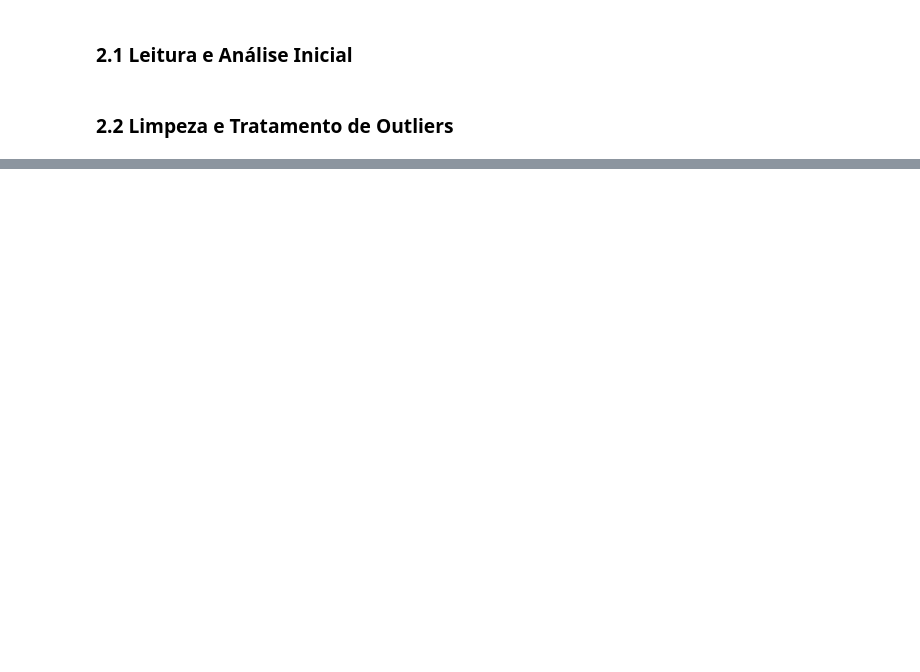
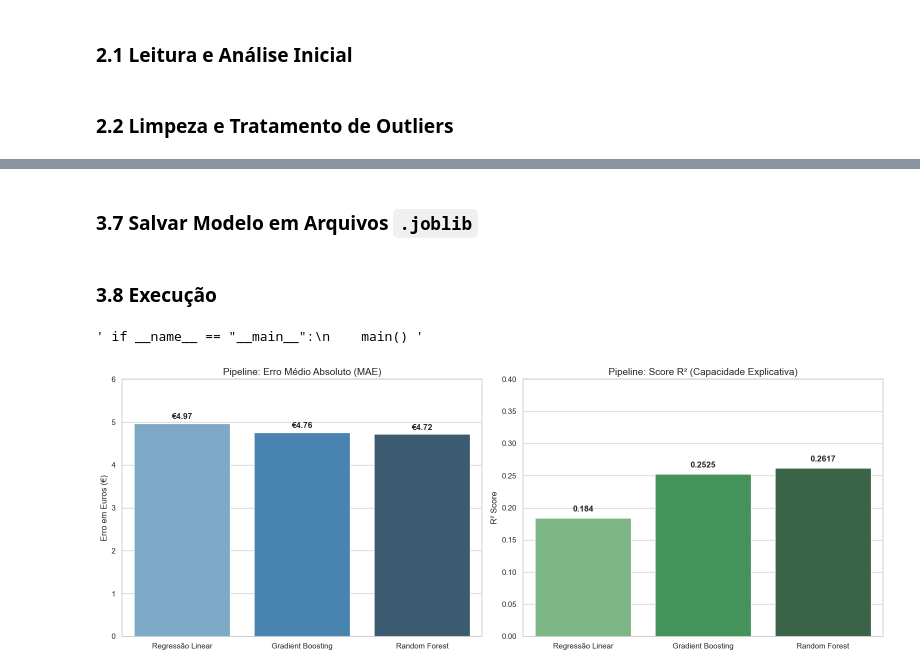
Before and after one commit to MarianoPieroni/Machine-Learning-, a Jupyter notebook: Notebook.ipynb, the cells around one changed output, grey strips where cells are left out. Drawn from its saved outputs; the diff is of its cells as text; code cells hidden in the pictures; blank space fills up the shorter version.

```diff
--- a/Notebook.ipynb
+++ b/Notebook.ipynb
@@ -125,0 +639,2 @@ def Clear_Data(df_clean):
+# %% [markdown]
+### 3.7 Salvar Modelo em Arquivos `.joblib`
@@ -125,0 +663,59 @@ def Clear_Data(df_clean):
+# %% [markdown]
+### 3.8 Execução
+# %%
+def main():
+
+    df = Read_Data()
+    Analyze_Data(df)
+    df_clean = Clear_Data(df)
+    X_train, X_test, y_train, y_test = Split_Data(df_clean)
+    modelo_final = Treinar_pipeline(X_train, X_test, y_train, y_test)
+    Salvar_variaveis(modelo_final)
+
+ #   Treinar_pipeline(X_train, X_test, y_train, y_test)
+""" if __name__ == "__main__":
+    main() """
+# %% [output]
+' if __name__ == "__main__":\n    main() '
+# %%
+def Visualizar_Comparacao_Pipeline():
+    """
+    Gera gráficos comparativos baseados nos resultados obtidos na Fase 2 (Pipeline).
+    Dados extraídos da execução do EDA_pipe.py.
+    """
+
+    # Dados exatos da sua imagem (EDA_pipe results)
+    modelos = ['Regressão Linear', 'Gradient Boosting', 'Random Forest']
+    mae_values = [4.97, 4.76, 4.72]       # Erro Médio (Menor é melhor)
+    r2_values = [0.1840, 0.2525, 0.2617]  # Score R2 (Maior é melhor)
+
+    # Configuração da figura (2 gráficos lado a lado)
+    fig, axes = plt.subplots(1, 2, figsize=(16, 6))
+
+    # Gráfico 1: MAE (Erro Médio)
+    sns.barplot(x=modelos, y=mae_values, ax=axes[0], palette="Blues_d", hue=modelos, legend=False)
+    axes[0].set_title('Pipeline: Erro Médio Absoluto (MAE)', fontsize=14)
+    axes[0].set_ylabel('Erro em Euros (€)')
+    axes[0].set_ylim(0, 6)
+
+    # Adicionar valores nas barras
+    for i, v in enumerate(mae_values):
+        axes[0].text(i, v + 0.1, f"€{v}", ha='center', fontsize=12, fontweight='bold')
+
+    # Gráfico 2: R2 Score
+    sns.barplot(x=modelos, y=r2_values, ax=axes[1], palette="Greens_d", hue=modelos, legend=False)
+    axes[1].set_title('Pipeline: Score R² (Capacidade Explicativa)', fontsize=14)
+    axes[1].set_ylabel('R² Score')
+    axes[1].set_ylim(0, 0.4)
+
+    # Adicionar valores nas barras
+    for i, v in enumerate(r2_values):
+        axes[1].text(i, v + 0.01, f"{v}", ha='center', fontsize=12, fontweight='bold')
+
+    plt.tight_layout()
+    plt.show()
+
+# Executar a visualização
+Visualizar_Comparacao_Pipeline()
+# %% [output]
+[figure, added]
```
Also changed, not shown: parts of 32 cells of this notebook, 2 other files.
